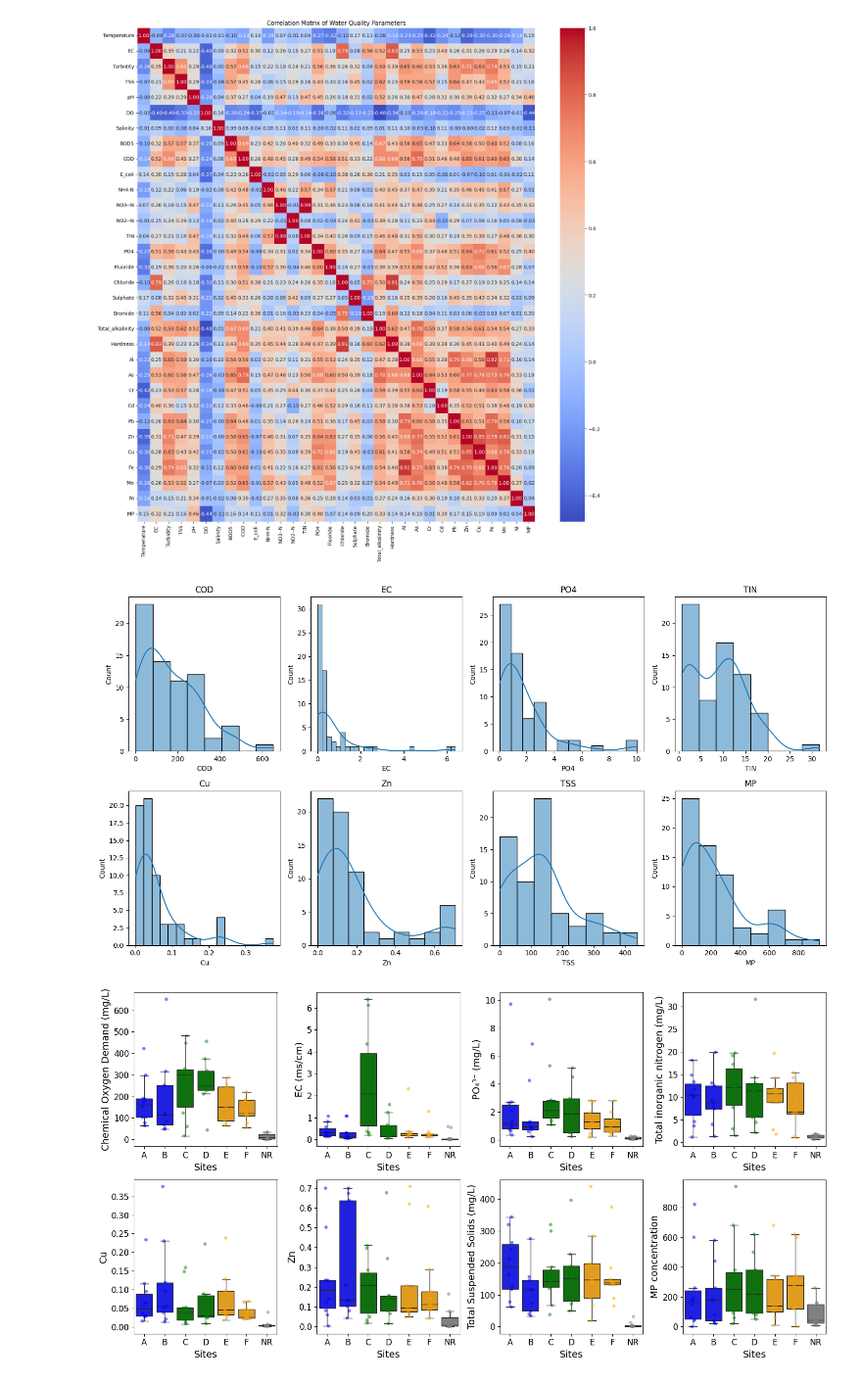
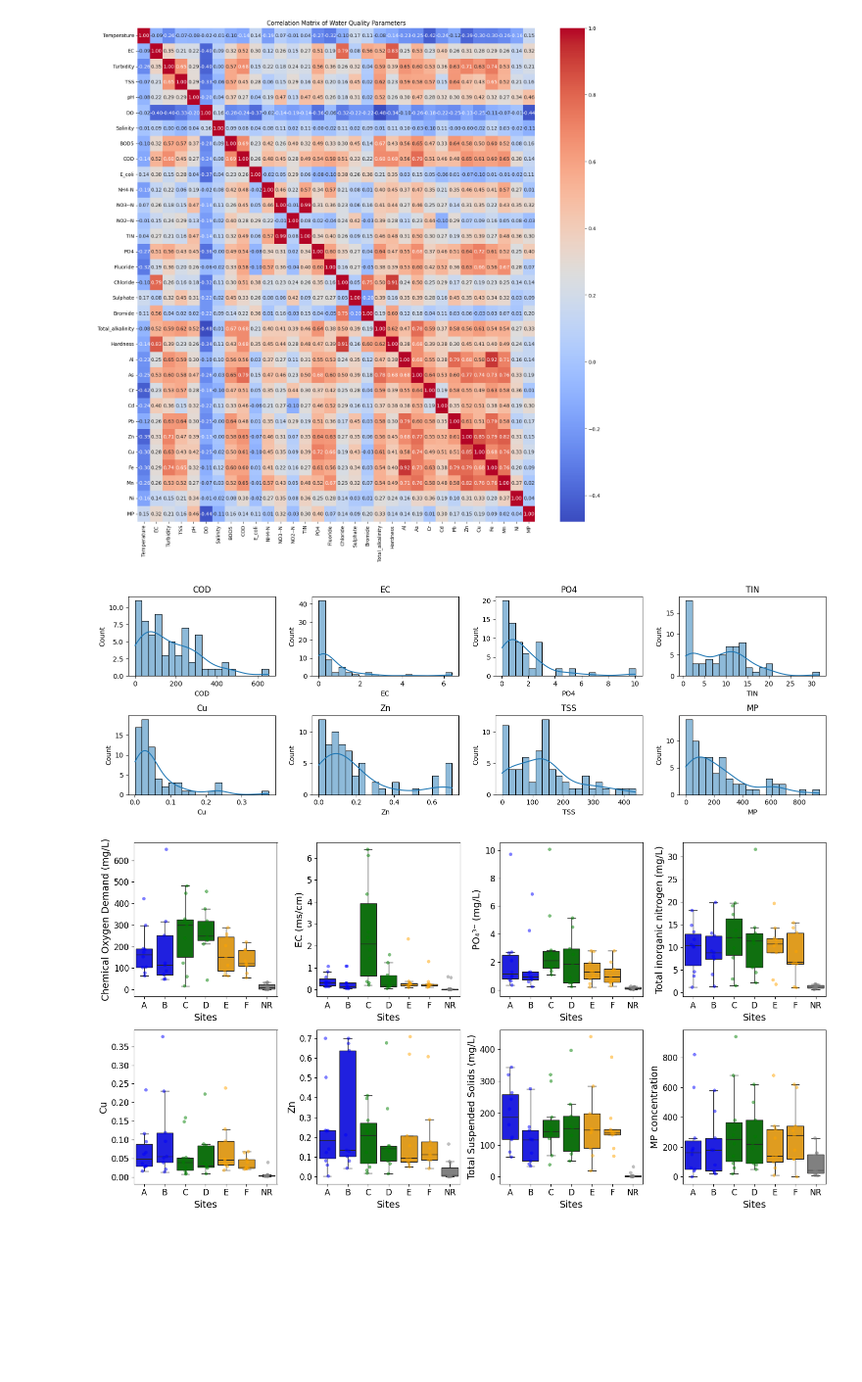
Before and after one commit to YuenWaHo/data-repo, a Jupyter notebook: Lin_road_runoff_pollutant.ipynb, the cells around one changed output. Shown at 98% size. Saved outputs shown, nothing was run; the diff lists cells and outputs as text; code cells hidden in the pictures; blank space fills up the shorter version.

```diff
--- a/Lin_road_runoff_pollutant.ipynb
+++ b/Lin_road_runoff_pollutant.ipynb
@@ -62,17 +62,17 @@ plt.show()
 # %%
 parameters = ['COD', 'EC', 'PO4', 'TIN', 'Cu', 'Zn', 'TSS', 'MP']
 
-fig, axes = plt.subplots(2, 4, figsize=(15, 8))
+fig, axes = plt.subplots(2, 4, figsize=(15, 5))
 axes = axes.flatten()
 for i, param in enumerate(parameters):
   ax = axes[i]
-  sns.histplot(df[param], kde=True, ax=ax)
+  sns.histplot(df[param], kde=True, ax=ax, bins=20)
   ax.set_title(f'{param}')
 
 plt.tight_layout()
 plt.show()
 # %% [output]
-[figure, old version]
+[figure, new version]
 # %%
 palette = {
     'A': 'blue', 'B': 'blue',
```
